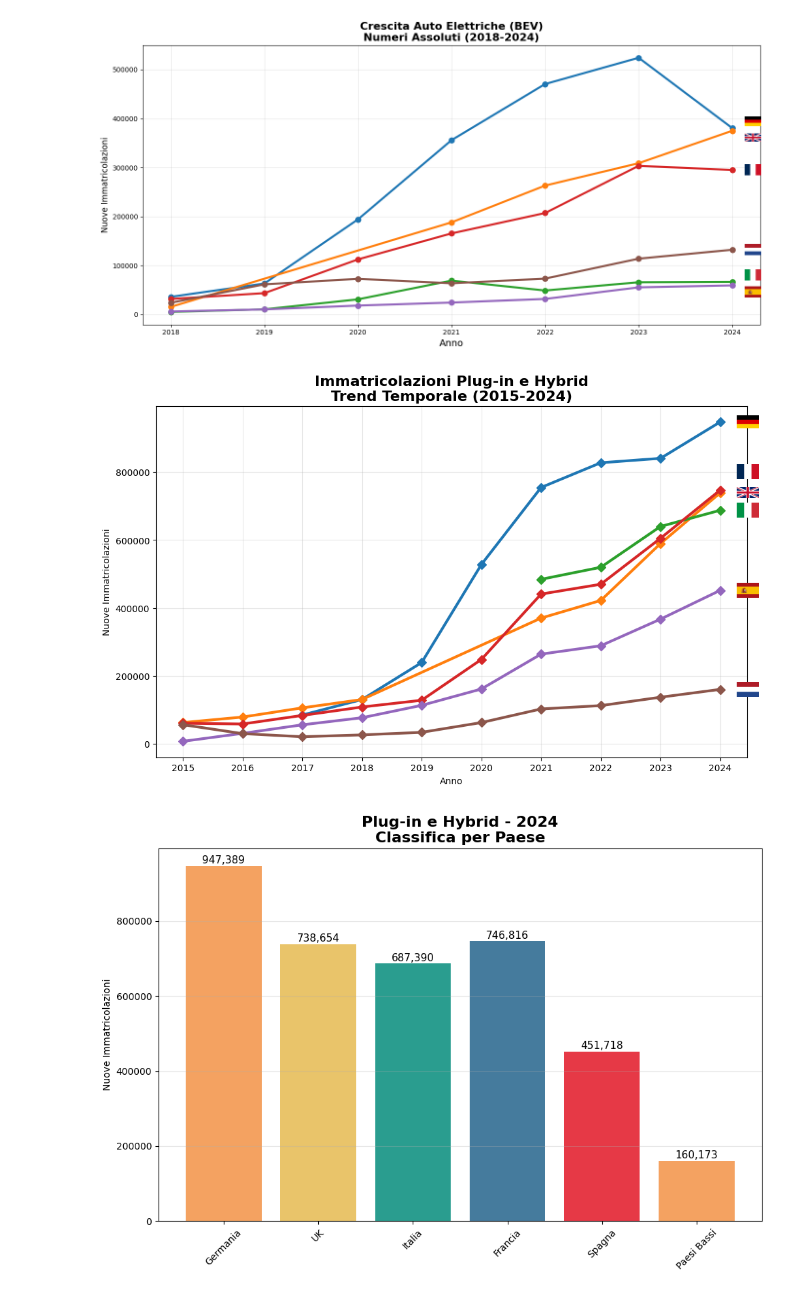
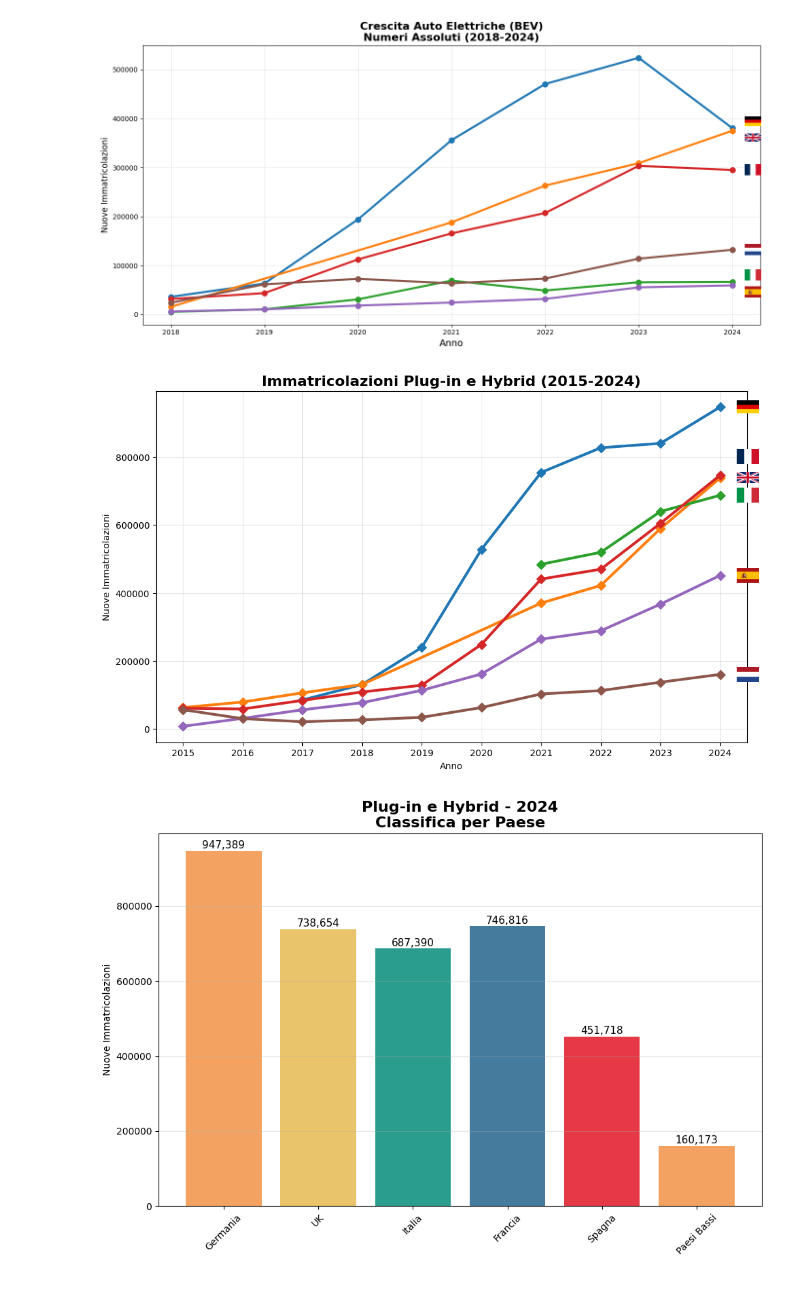
Before and after one commit to MarcoB27/data_visualization, a Jupyter notebook: script/combustion_engine_europe.ipynb, the cells around one changed output. Cells and saved outputs as stored; diff of their text form; code cells hidden in the pictures.

```diff
--- a/script/combustion_engine_europe.ipynb
+++ b/script/combustion_engine_europe.ipynb
@@ -312,36 +311,35 @@ for country in countries.values():
         ultimo_valore = data_country['OBS_VALUE'].iloc[-1]
 
         code = flag_codes.get(country)
         if code:
             try:
                 flag_img = get_flag(code)
                 imagebox = OffsetImage(flag_img, zoom=0.6)
                 imagebox.image.axes = ax1
                 ab = AnnotationBbox(
                     imagebox,
                     (ultimo_anno, ultimo_valore),
                     xybox=(30, flag_offset_y.get(country, 0)),
                     xycoords='data',
                     boxcoords='offset points',
                     frameon=False,
                 )
                 ax1.add_artist(ab)
             except:
                 pass
 
-ax1.set_title('Immatricolazioni Plug-in e Hybrid\nTrend Temporale (2015-2024)',
+ax1.set_title('Immatricolazioni Plug-in e Hybrid (2015-2024)',
               fontsize=16, fontweight='bold')
 ax1.set_xlabel('Anno')
 ax1.set_ylabel('Nuove Immatricolazioni')
 ax1.grid(True, alpha=0.3)
 ax1.tick_params(axis='x', rotation=0)
 ax1.set_xticks(sorted(hybrid_data['TIME_PERIOD'].unique()))
 
 plt.subplots_adjust(right=0.88)
-plt.savefig('hybrid_trend.png', dpi=150, bbox_inches='tight')
 plt.show()
 # %% [output]
-[figure, old version]
+[figure, new version]
 # %%
 # GRAFICO 2: Barre ultimo anno
 last_year = hybrid_data['TIME_PERIOD'].max()
```
Also changed, not shown: parts of 2 cells of this notebook, 25 other files.
